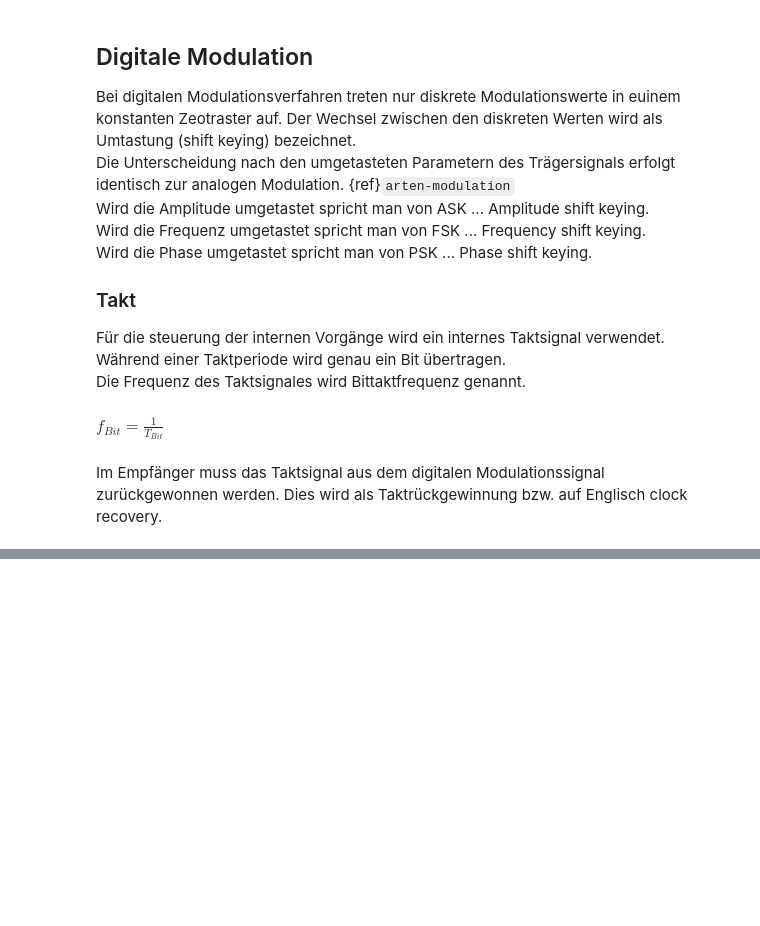
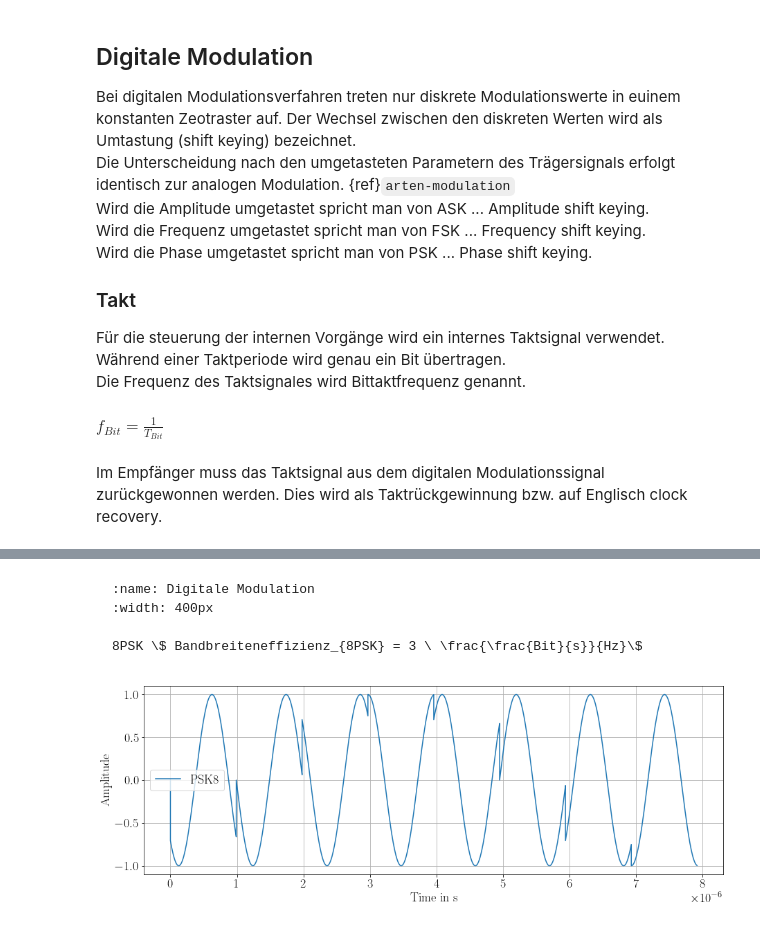
Before and after one commit to lg-eng/KSN-Skript, a Jupyter notebook: Modulation.ipynb, the cells around one changed output, grey strips where cells are left out. Cells and saved outputs as stored; diff of their text form; code cells hidden in the pictures; blank space fills up the shorter version.

````diff
--- a/Modulation.ipynb
+++ b/Modulation.ipynb
@@ -798,0 +822,25 @@ Daraus resultiert eine sehr große Bandbreite des modulierten Signals. Um die be
+# %% [markdown]
+```{figure} ./images/8PSK.png
+:name: Digitale Modulation
+:width: 400px
+
+8PSK \$ Bandbreiteneffizienz_{8PSK} = 3 \ \frac{\frac{Bit}{s}}{Hz}\$
+```
+# %%
+#General Settings
+FREQUENCY = 10**6
+SAMPLE_RATE = 100*FREQUENCY
+DURATION = 1/FREQUENCY
+PHASES = np.array([5,4,3,2,1,0,-1,-2])*360/8*np.pi/180
+
+#Generate Signals
+time = [0]
+PSKsignal = [0]
+for phase in PHASES:
+    x,y = generate_wave(FREQUENCY, SAMPLE_RATE, DURATION,phaseshift=phase)
+    time.extend(x+time[-1])
+    PSKsignal.extend(y)
+
+plot_vs_time(time,PSK8=PSKsignal)
+# %% [output]
+[figure, added]
````
Also changed, not shown: parts of 7 cells of this notebook, 30 other files.
